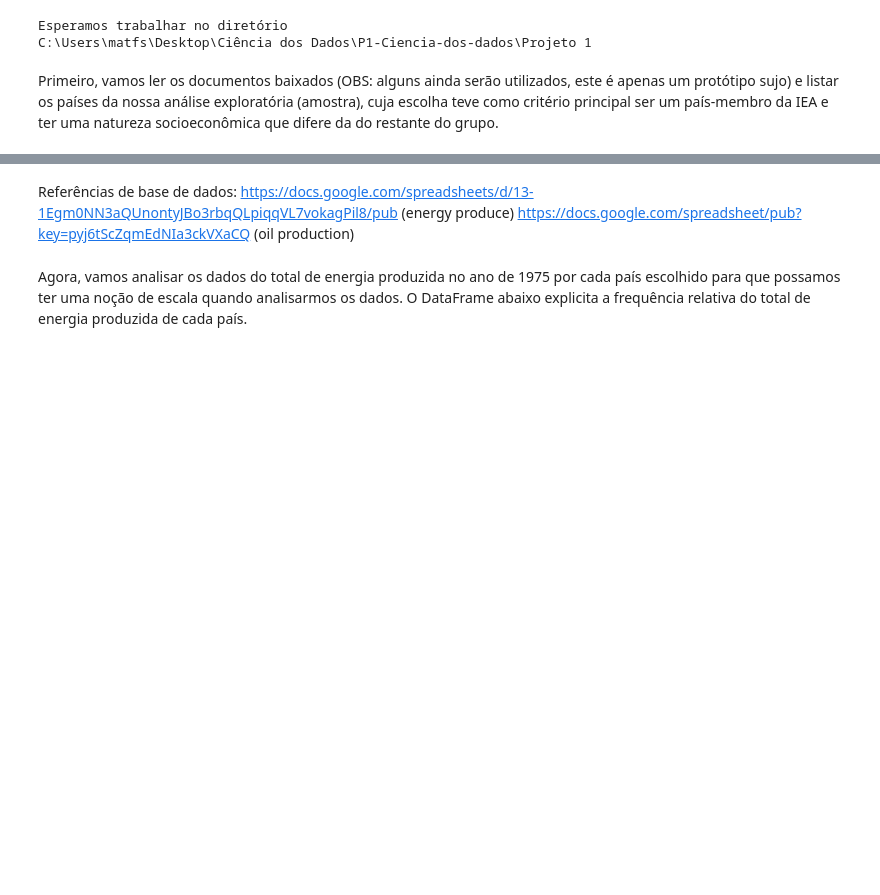
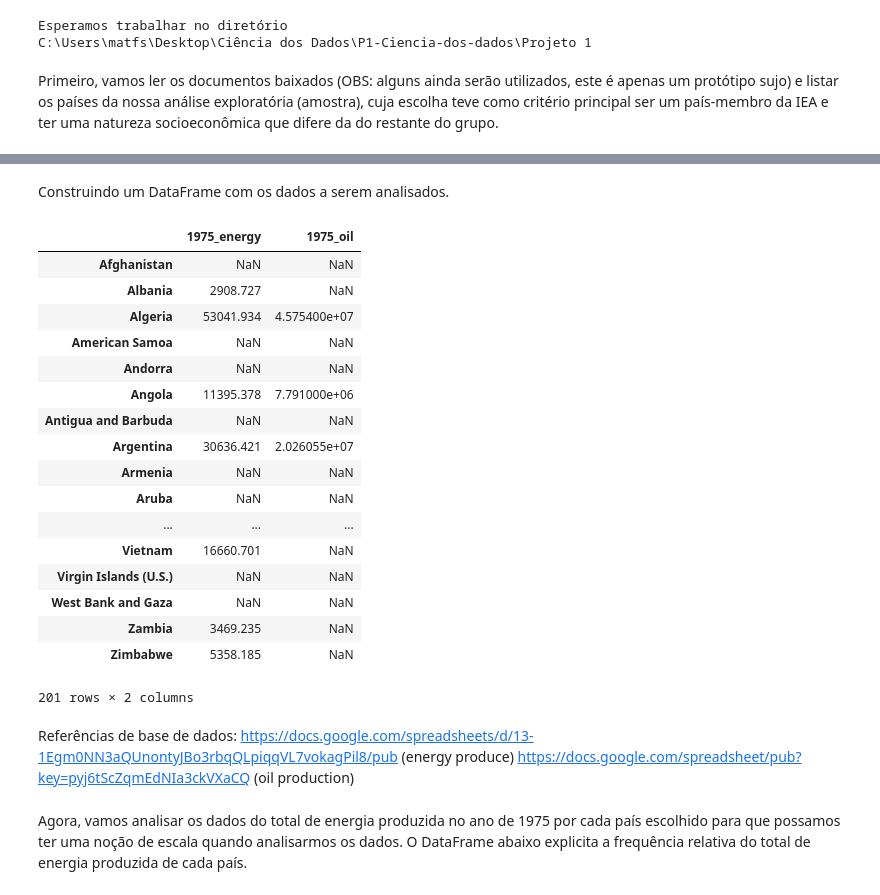
Before and after one commit to MatFreitas/P1-Ciencia-dos-dados, a Jupyter notebook: Projeto 1/Proj1_Matheus_Freitas.ipynb, the cells around one changed output, grey strips where cells are left out. Cells and saved outputs as stored; diff of their text form; code cells hidden in the pictures; blank space fills up the shorter version.

```diff
--- a/Projeto 1/Proj1_Matheus_Freitas.ipynb
+++ b/Projeto 1/Proj1_Matheus_Freitas.ipynb
@@ -62,3 +42,35 @@ lista_ano = ["1975", "1976", "1977", "1978", "1979", "1980"]
+# %% [markdown]
+Construindo um DataFrame com os dados a serem analisados.
+# %%
+enerprod = energy_produce_idx.loc[:, lista_ano]
+enerprod_1975_todos = enerprod.loc[:, ['1975']]
+oilprod = oil_production_idx.loc[:, [1975, 1976, 1977, 1978, 1979, 1980]]
+
+for i in range (75, 81):
+    oilprod['19{}'.format(i)] = oilprod[int('19{}'.format(i))]
+
+oilprod_1975_todos = oilprod.loc[:, ['1975']]
+DataFrame_todos = enerprod_1975_todos.join(oilprod_1975_todos, how='inner', lsuffix="_energy", rsuffix='_oil')
+DataFrame_todos
+# %% [output]
+|  | 1975_energy | 1975_oil |
+| Afghanistan | NaN | NaN |
+| Albania | 2908.727 | NaN |
+| Algeria | 53041.934 | 4.575400e+07 |
+| American Samoa | NaN | NaN |
+| Andorra | NaN | NaN |
+| Angola | 11395.378 | 7.791000e+06 |
+| Antigua and Barbuda | NaN | NaN |
+| Argentina | 30636.421 | 2.026055e+07 |
+| Armenia | NaN | NaN |
+| Aruba | NaN | NaN |
+| ... | ... | ... |
+| Vietnam | 16660.701 | NaN |
+| Virgin Islands (U.S.) | NaN | NaN |
+| West Bank and Gaza | NaN | NaN |
+| Zambia | 3469.235 | NaN |
+| Zimbabwe | 5358.185 | NaN |
+201 rows × 2 columns
 # %% [markdown]
 Referências de base de dados:
 https://docs.google.com/spreadsheets/d/13-1Egm0NN3aQUnontyJBo3rbqQLpiqqVL7vokagPil8/pub (energy produce) https://docs.google.com/spreadsheet/pub?key=pyj6tScZqmEdNIa3ckVXaCQ (oil production)
```
Also changed, not shown: parts of 2 cells of this notebook.
